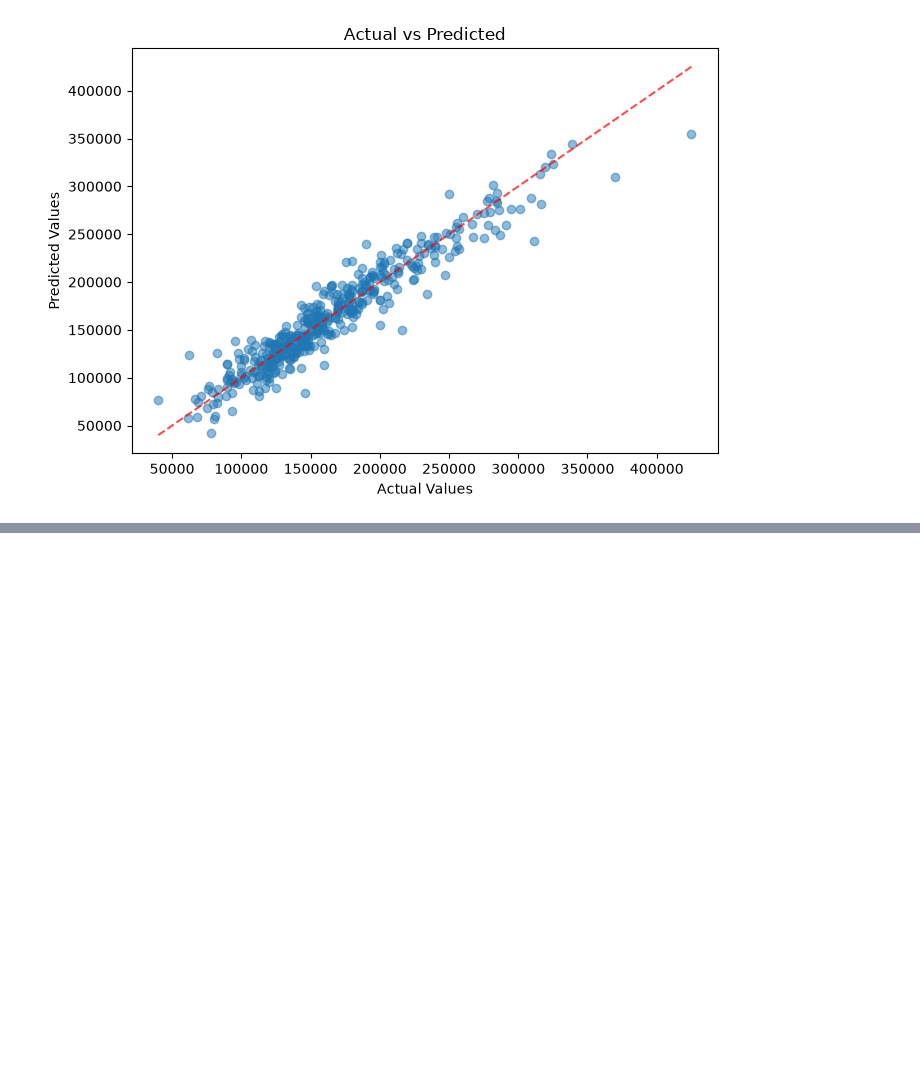
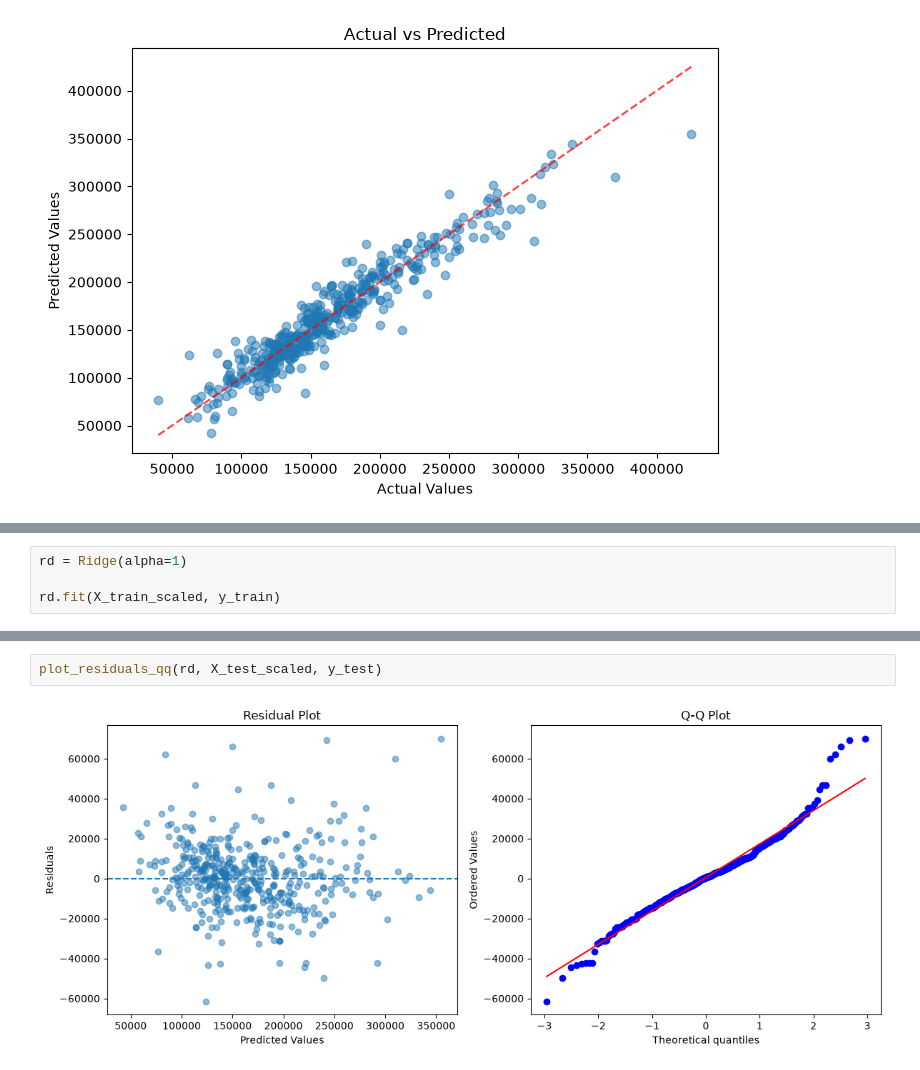
Before and after one commit to Mohamadzf23/ames-housing-price-prediction, a Jupyter notebook: src/ames_housing_price_prediction.ipynb, the cells around one changed output, grey strips where cells are left out. Cells and saved outputs as stored; diff of their text form; blank space fills up the shorter version.

Commit message:
Train and evaluate Ridge Regression

```diff
--- a/src/ames_housing_price_prediction.ipynb
+++ b/src/ames_housing_price_prediction.ipynb
@@ -2781,0 +2797,4 @@ plot_actual_vs_predicted(lr, X_test_scaled, y_test)
+# %%
+rd = Ridge(alpha=1)
+
+rd.fit(X_train_scaled, y_train)
@@ -2781,0 +2827,4 @@ plot_actual_vs_predicted(lr, X_test_scaled, y_test)
+# %%
+plot_residuals_qq(rd, X_test_scaled, y_test)
+# %% [output]
+[figure, added]
```
Also changed, not shown: parts of 9 cells of this notebook.
